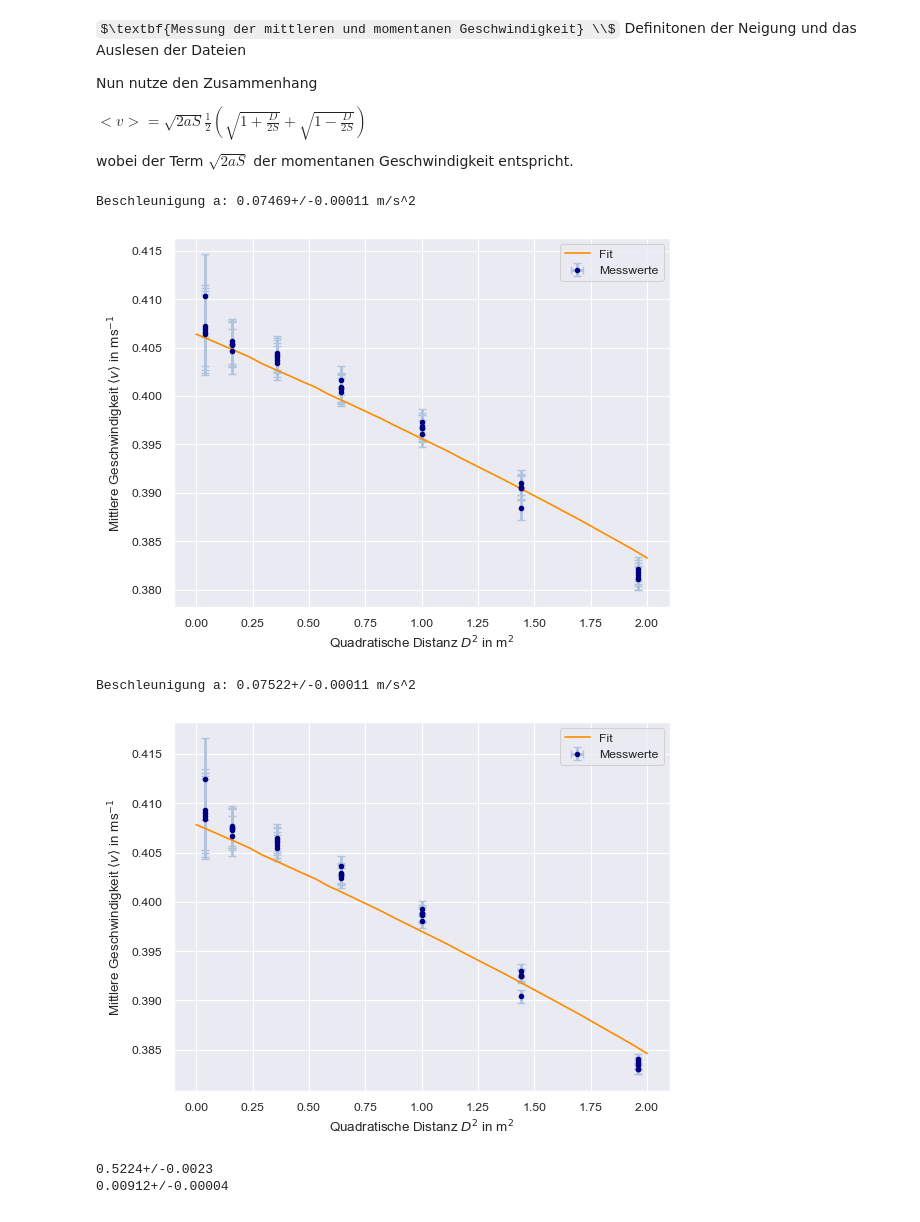
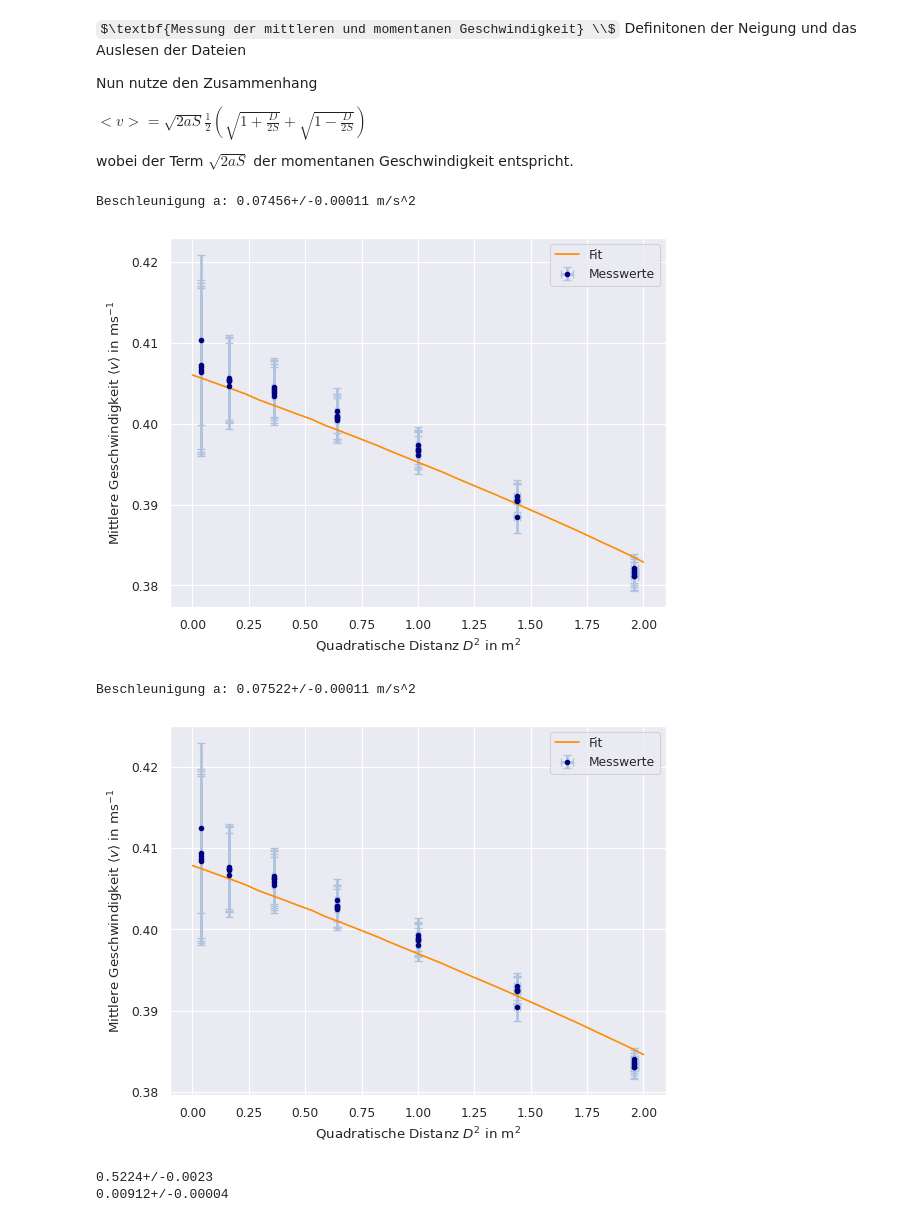
Before and after one commit to KemalOenen/Grundpraktikum2_Gruppe1_SS23, a Jupyter notebook: Versuch9/Luftkissenschiene.ipynb, the cells around one changed output. Saved outputs shown, nothing was run; the diff lists cells and outputs as text; code cells hidden in the pictures; some formulas as TeX source.

```diff
--- a/Versuch9/Luftkissenschiene.ipynb
+++ b/Versuch9/Luftkissenschiene.ipynb
@@ -26,7 +26,7 @@ met1_data=pd.read_csv("TwoGatesErdbeschleunigung.csv")
 D=[]
 t=met1_data["t/s"]
 for i in range(len(met1_data["Nr."])):
-    D.append(ufloat(met1_data["D/cm"][i], met1_data["D_err/cm"][i]))
+    D.append(ufloat(met1_data["D/cm"][i], np.sqrt(2 * 0.36**2)))
 D=np.array(D)/100 #Umwandlung in meter
 
 #Berechnung der mittleren Geschwindigkeit mit Unsicherheit aufgrund der Distanz
@@ -51,35 +51,35 @@ for i in range(len(D)):
     D2.append(D[i]*D[i])
 D2=np.array(D2)
 
 #spezielle Definiton für die Unsicherheit der Geschwindigkeit, dadurch komplette Unsicherheit
 v_err=[]
 for i in range(len(v)):
     v_err.append(np.sqrt((v[i].s)**2 + 0.001**2 + (3e-3*(v[i].n)**2)**2))
 v_err=np.array(v_err)
 
 #Plots
 plt.errorbar(x = [D2[i].n for i in range(len(D2))], xerr = [D2[i].s for i in range(len(D2))], y = [v[i].n for i in range(len(v))], yerr = v_err,
              markersize=6, fmt=".",color="navy", ecolor="lightsteelblue", elinewidth=2, capsize=3, label="Messwerte")
 plt.xlabel(r"Quadratische Distanz $D^2$ in m$^2$")
 plt.ylabel(r"Mittlere Geschwindigkeit $\langle v \rangle$ in ms$^{-1}$")
 
 #Fitten
 from scipy.optimize import curve_fit
 beta_m=1.5/296*np.array([v[i].n for i in range(len(v))]) #Berücksichtigung der Reibung
 def Function1(d2, a):
     return np.sqrt(2*(a-beta_m)*S.n)*(np.sqrt(1+d2**(1/2)/(2*S.n)) + np.sqrt(1-d2**(1/2)/(2*S.n)))/2
 
 popt, pcov = curve_fit(Function1, [D2[i].n for i in range(len(D2))], [v[i].n for i in range(len(v))], sigma=v_err)
 a1=ufloat(popt[0], np.sqrt(pcov))
 print("Beschleunigung a: " + str(a1) + " m/s^2")
 #Sehr gute Übereinstimmung unter annahme der Kleinwinkelnäherung
 plt.plot(np.linspace(0, 2, 35), Function1(np.linspace(0, 2, 35), popt[0]), color="darkorange", label="Fit")
 plt.legend()
 plt.savefig("Mittlere_v_von_Q2.png", dpi=500, bbox_inches="tight")
 plt.show()
 # %% [output]
-Beschleunigung a: 0.07469+/-0.00011 m/s^2
+Beschleunigung a: 0.07456+/-0.00011 m/s^2
-[figure, old version]
+[figure, new version]
 # %%
 met1_data=pd.read_csv("TwoGatesErdbeschleunigung.csv")
 
@@ -87,7 +87,7 @@ met1_data=pd.read_csv("TwoGatesErdbeschleunigung.csv")
 D=[]
 t=met1_data["t/s"]
 for i in range(len(met1_data["Nr."])):
-    D.append(ufloat(met1_data["D/cm"][i], met1_data["D_err/cm"][i]))
+    D.append(ufloat(met1_data["D/cm"][i], np.sqrt(2 * 0.36**2)))
 D=np.array(D)/100 #Umwandlung in meter
 
 #Berechnung der mittleren Geschwindigkeit mit Unsicherheit aufgrund der Distanz
@@ -140,7 +140,7 @@ plt.savefig("Mittlere_v_von_Q2.png", dpi=500, bbox_inches="tight")
 plt.show()
 # %% [output]
 Beschleunigung a: 0.07522+/-0.00011 m/s^2
-[figure, old version]
+[figure, new version]
 # %%
 print(angle*360/2/np.pi)
 print(angle)
```
Also changed, not shown: parts of 1 cell of this notebook, 1 other file.
